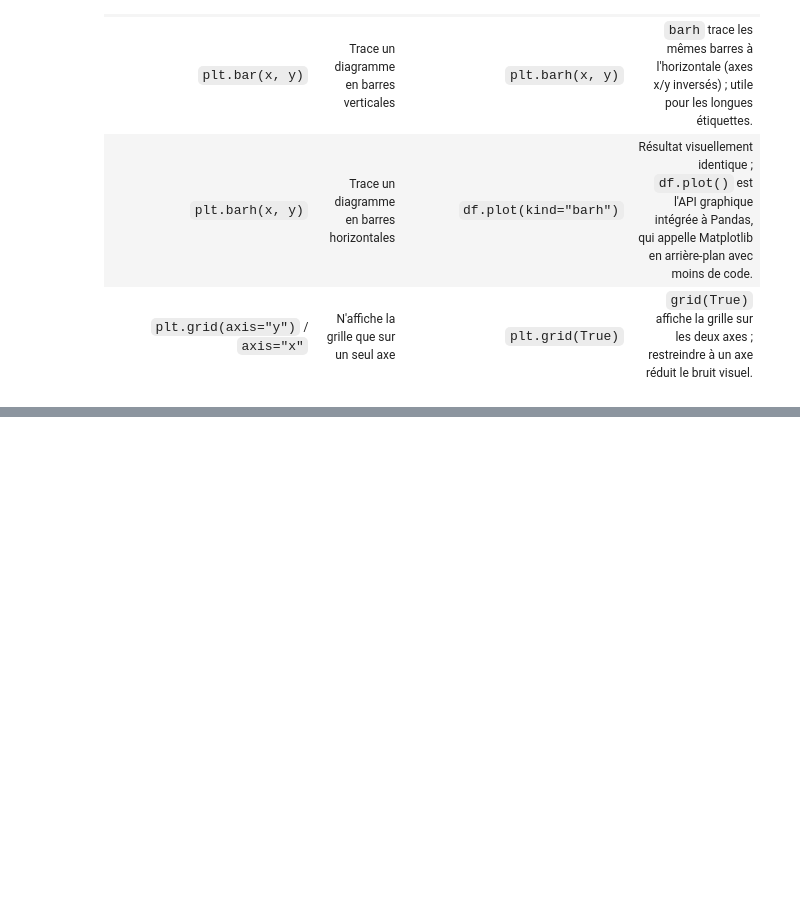
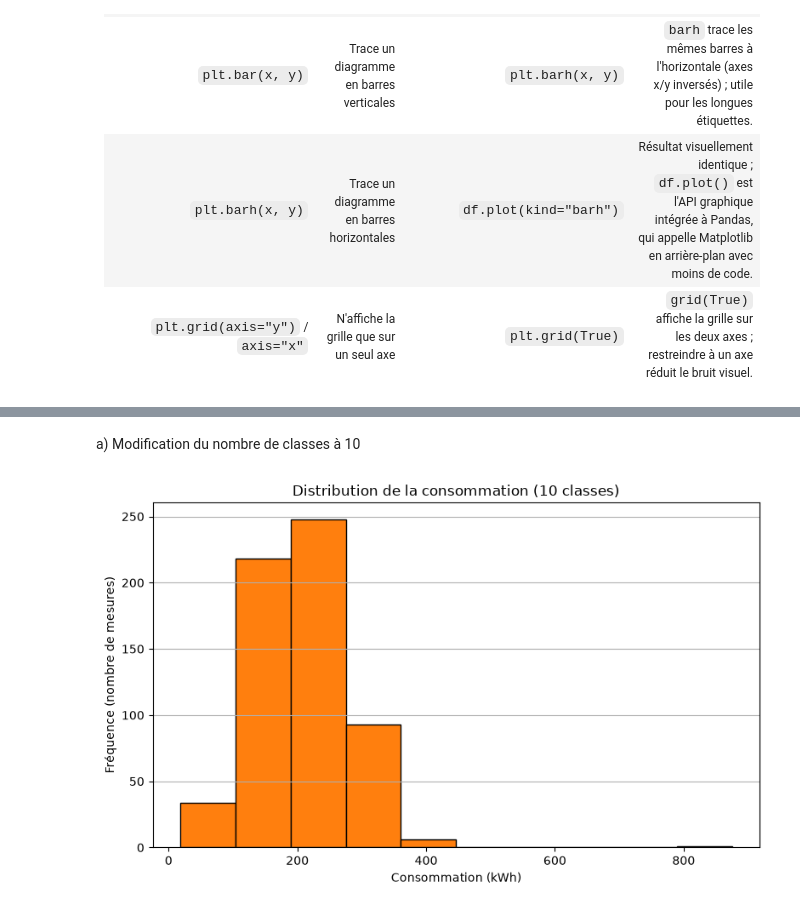
Before and after one commit to Abdoulaye-Diouf/atelier_matplotlib_iot, a Jupyter notebook: notebooks/atelier_matplotlib_iot.ipynb, the cells around one changed output, grey strips where cells are left out. Drawn from its saved outputs; the diff is of its cells as text; code cells hidden in the pictures; blank space fills up the shorter version.

```diff
--- a/notebooks/atelier_matplotlib_iot.ipynb
+++ b/notebooks/atelier_matplotlib_iot.ipynb
@@ -165,0 +206,14 @@ Un graphique en barres horizontal (`barh`) devient plus lisible qu'un graphique
+# %% [markdown]
+a) Modification du nombre de classes à 10
+# %%
+plt.figure(figsize=(8, 5))
+plt.hist(df["consommation"].dropna(), bins=10, color="tab:orange", edgecolor="black")
+
+plt.title("Distribution de la consommation (10 classes)")
+plt.xlabel("Consommation (kWh)")
+plt.ylabel("Fréquence (nombre de mesures)")
+plt.grid(axis="y")
+plt.tight_layout()
+plt.show()
+# %% [output]
+[figure, added]
```
Also changed, not shown: parts of 10 cells of this notebook.
